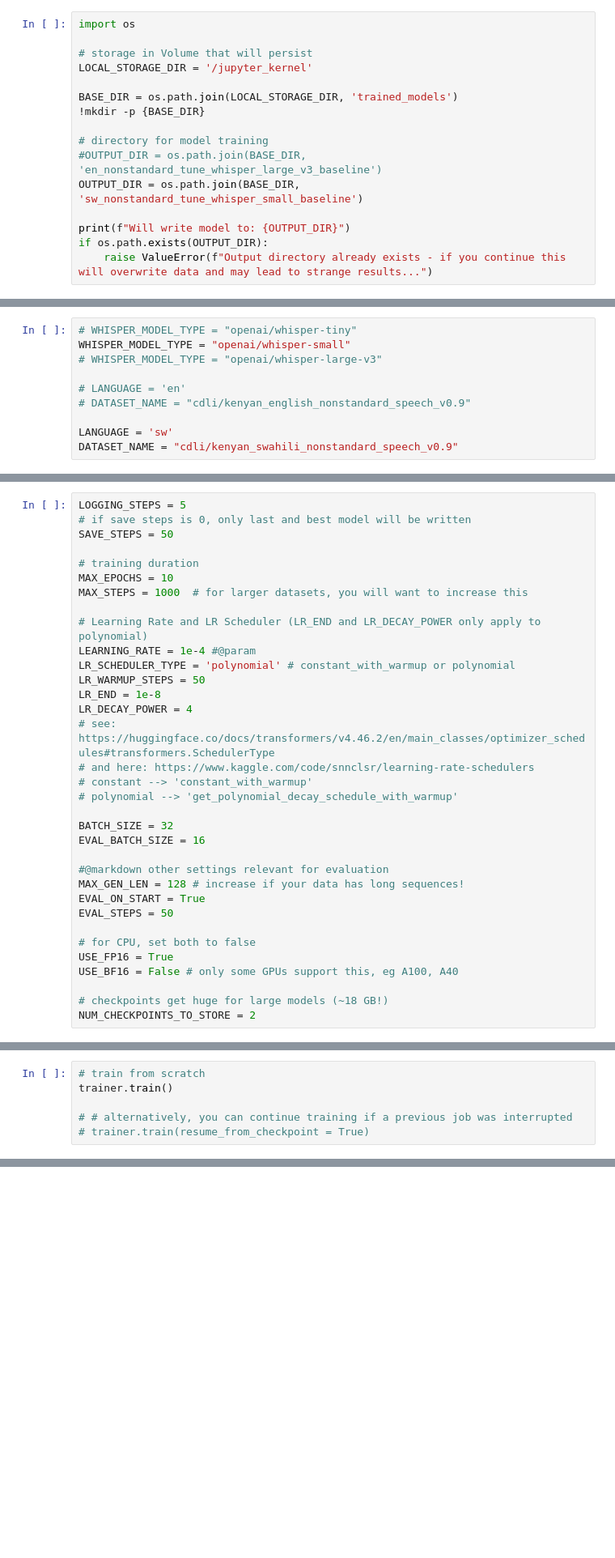
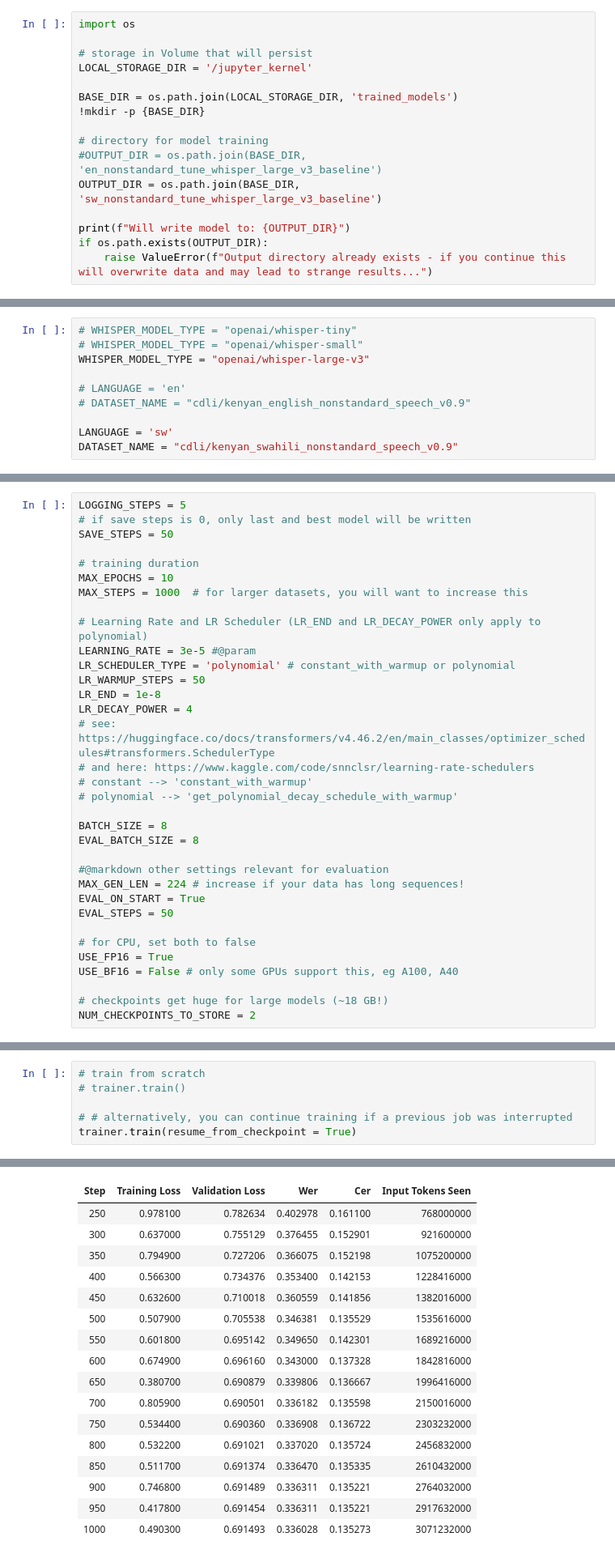
Before and after one commit to LexMainye/nbo_innovation_sprint, a Jupyter notebook: Finetuning/finetune_nonstandard_speech.ipynb, the cells around one changed output, grey strips where cells are left out. Shown: that part at 81% size. Cells and saved outputs as stored; diff of their text form; blank space fills up the shorter version.

Commit message:
updates for the whipser large-v3 finetuning baseline report

```diff
--- a/Finetuning/finetune_nonstandard_speech.ipynb
+++ b/Finetuning/finetune_nonstandard_speech.ipynb
@@ -21,7 +21,7 @@ BASE_DIR = os.path.join(LOCAL_STORAGE_DIR, 'trained_models')
 
 # directory for model training
 #OUTPUT_DIR = os.path.join(BASE_DIR, 'en_nonstandard_tune_whisper_large_v3_baseline')
-OUTPUT_DIR = os.path.join(BASE_DIR, 'sw_nonstandard_tune_whisper_small_baseline')
+OUTPUT_DIR = os.path.join(BASE_DIR, 'sw_nonstandard_tune_whisper_large_v3_baseline')
 
 print(f"Will write model to: {OUTPUT_DIR}")
 if os.path.exists(OUTPUT_DIR):
@@ -30,8 +33,8 @@ if os.path.exists(OUTPUT_DIR):
 ### Model and Dataset settings
 # %%
 # WHISPER_MODEL_TYPE = "openai/whisper-tiny"
-WHISPER_MODEL_TYPE = "openai/whisper-small"
-# WHISPER_MODEL_TYPE = "openai/whisper-large-v3"
+# WHISPER_MODEL_TYPE = "openai/whisper-small"
+WHISPER_MODEL_TYPE = "openai/whisper-large-v3"
 
 # LANGUAGE = 'en'
 # DATASET_NAME = "cdli/kenyan_english_nonstandard_speech_v0.9"
@@ -71,7 +76,7 @@ MAX_EPOCHS = 10
 MAX_STEPS = 1000  # for larger datasets, you will want to increase this
 
 # Learning Rate and LR Scheduler (LR_END and LR_DECAY_POWER only apply to polynomial)
-LEARNING_RATE = 1e-4 #@param
+LEARNING_RATE = 3e-5 #@param
 LR_SCHEDULER_TYPE = 'polynomial' # constant_with_warmup or polynomial
 LR_WARMUP_STEPS = 50
 LR_END = 1e-8
@@ -81,11 +86,11 @@ LR_DECAY_POWER = 4
 # constant --> 'constant_with_warmup'
 # polynomial --> 'get_polynomial_decay_schedule_with_warmup'
 
-BATCH_SIZE = 32
-EVAL_BATCH_SIZE = 16
+BATCH_SIZE = 8
+EVAL_BATCH_SIZE = 8
 
 #@markdown other settings relevant for evaluation
-MAX_GEN_LEN = 128 # increase if your data has long sequences!
+MAX_GEN_LEN = 224 # increase if your data has long sequences!
 EVAL_ON_START = True
 EVAL_STEPS = 50
 
@@ -469,6 +517,7 @@ print('model training dir:', OUTPUT_DIR)
 # %%
 # train from scratch
-trainer.train()
+# trainer.train()
 
 # # alternatively, you can continue training if a previous job was interrupted
-# trainer.train(resume_from_checkpoint = True)
+trainer.train(resume_from_checkpoint = True)
+# %% [output]
@@ -474,0 +527,17 @@ trainer.train()
+| Step | Training Loss | Validation Loss | Wer | Cer | Input Tokens Seen |
+| 250 | 0.978100 | 0.782634 | 0.402978 | 0.161100 | 768000000 |
+| 300 | 0.637000 | 0.755129 | 0.376455 | 0.152901 | 921600000 |
+| 350 | 0.794900 | 0.727206 | 0.366075 | 0.152198 | 1075200000 |
+| 400 | 0.566300 | 0.734376 | 0.353400 | 0.142153 | 1228416000 |
+| 450 | 0.632600 | 0.710018 | 0.360559 | 0.141856 | 1382016000 |
+| 500 | 0.507900 | 0.705538 | 0.346381 | 0.135529 | 1535616000 |
+| 550 | 0.601800 | 0.695142 | 0.349650 | 0.142301 | 1689216000 |
+| 600 | 0.674900 | 0.696160 | 0.343000 | 0.137328 | 1842816000 |
+| 650 | 0.380700 | 0.690879 | 0.339806 | 0.136667 | 1996416000 |
+| 700 | 0.805900 | 0.690501 | 0.336182 | 0.135598 | 2150016000 |
+| 750 | 0.534400 | 0.690360 | 0.336908 | 0.136722 | 2303232000 |
+| 800 | 0.532200 | 0.691021 | 0.337020 | 0.135724 | 2456832000 |
+| 850 | 0.511700 | 0.691374 | 0.336470 | 0.135335 | 2610432000 |
+| 900 | 0.746800 | 0.691489 | 0.336311 | 0.135221 | 2764032000 |
+| 950 | 0.417800 | 0.691454 | 0.336311 | 0.135221 | 2917632000 |
+| 1000 | 0.490300 | 0.691493 | 0.336028 | 0.135273 | 3071232000 |
```
Also changed, not shown: parts of 19 cells of this notebook, 1 other file.
